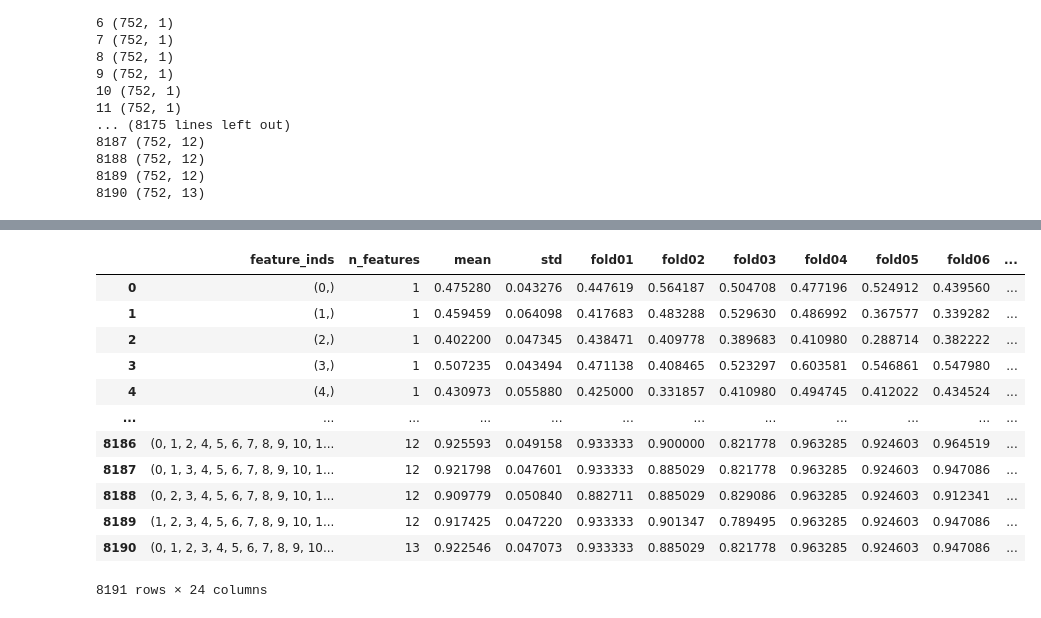
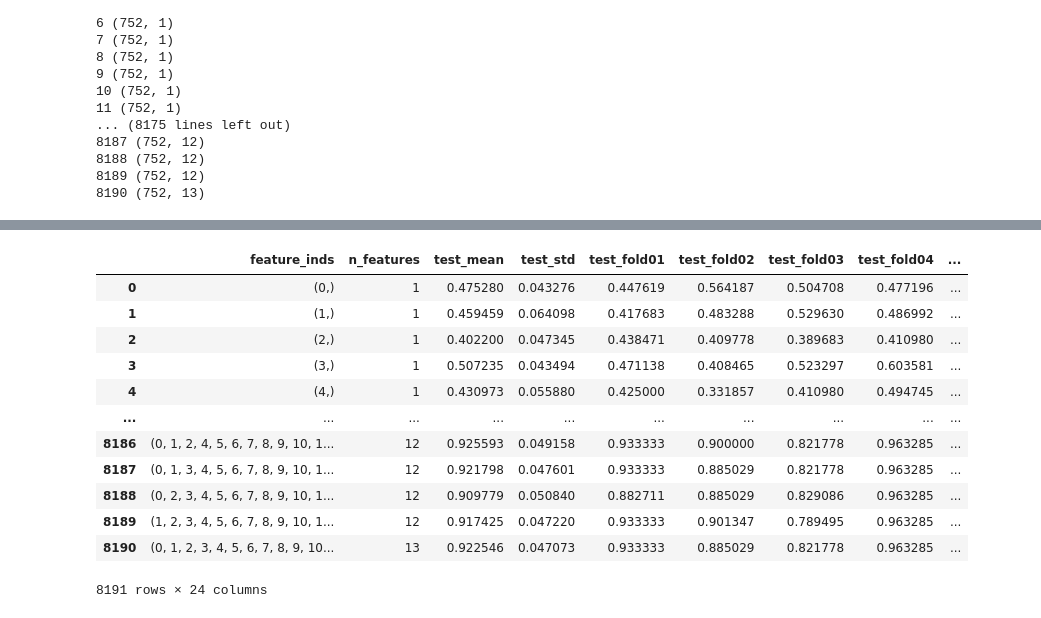
Before and after one commit to armstrong06/UT_event_classifier, a Jupyter notebook: notebooks/exhaustiveSelectionNB.ipynb, the cells around one changed output, grey strips where cells are left out. Cells and saved outputs as stored; diff of their text form; code cells hidden in the pictures.

Commit message:
Add exhaustive search training scores

```diff
--- a/notebooks/exhaustiveSelectionNB.ipynb
+++ b/notebooks/exhaustiveSelectionNB.ipynb
@@ -60,9 +60,10 @@ array([ 6., 12., 18., 24., 30., 36., 42., 48., 54., 60., 66., 72., 78.])
 # %%
 n_feats = X.shape[1]
 n_combs = np.sum([math.comb(n_feats, i) for i in range(1, n_feats+1)])
-results = np.zeros((n_combs, cv_n_repeats*cv_n_splits))
+test_results = np.zeros((n_combs, cv_n_repeats*cv_n_splits))
+train_results = np.zeros((n_combs, cv_n_repeats*cv_n_splits))
 feature_list = []
-print(results.shape)
+print(test_results.shape)
 # %% [output]
 (8191, 20)
 # %%
@@ -77,8 +78,10 @@ for i in np.arange(1, n_feats+1):
                                     scoring=scoring_method,
                                     cv=cv_outer,
                                     return_estimator=False,
-                                    n_jobs=n_jobs)
-        results[ind, :] = cv_scores['test_score']
+                                    n_jobs=n_jobs,
+                                    return_train_score=True)
+        test_results[ind, :] = cv_scores['test_score']
+        train_results[ind, :] = cv_scores['train_score']
         feature_list.append(feat_inds)
         ind += 1
 # %% [output]
@@ -102,28 +134,28 @@ for i in np.arange(1, n_feats+1):
 # %%
-col_names = ["fold" + f"{i + 1:02d}" for i in range(cv_n_repeats*cv_n_splits)]
-df = pd.DataFrame(results, columns=col_names)
-df["feature_inds"] = feature_list
-mean = np.mean(df[col_names], axis=1)
-std = np.std(df[col_names], axis=1)
+col_names = ["test_fold" + f"{i + 1:02d}" for i in range(cv_n_repeats*cv_n_splits)]
+test_df = pd.DataFrame(test_results, columns=col_names)
+test_df["feature_inds"] = feature_list
+mean = np.mean(test_df[col_names], axis=1)
+std = np.std(test_df[col_names], axis=1)
 comb_n_feats = [len(i) for i in feature_list]
-df["mean"] = mean
-df["std"] = std
-df["n_features"] = comb_n_feats
-col_names = ["feature_inds", "n_features", "mean", "std"] + col_names
-df = df[col_names]
-df.to_csv("../output_files/exhaustiveSelectionResultsNB.csv", index=False)
-df
+test_df["test_mean"] = mean
+test_df["test_std"] = std
+test_df["n_features"] = comb_n_feats
+col_names = ["feature_inds", "n_features", "test_mean", "test_std"] + col_names
+test_df = test_df[col_names]
+#df.to_csv("../output_files/exhaustiveSelectionResultsNBTrain.csv", index=False)
+test_df
 # %% [output]
-|  | feature_inds | n_features | mean | std | fold01 | fold02 | fold03 | fold04 | fold05 | fold06 | ... |
-| 0 | (0,) | 1 | 0.475280 | 0.043276 | 0.447619 | 0.564187 | 0.504708 | 0.477196 | 0.524912 | 0.439560 | ... |
-| 1 | (1,) | 1 | 0.459459 | 0.064098 | 0.417683 | 0.483288 | 0.529630 | 0.486992 | 0.367577 | 0.339282 | ... |
-| 2 | (2,) | 1 | 0.402200 | 0.047345 | 0.438471 | 0.409778 | 0.389683 | 0.410980 | 0.288714 | 0.382222 | ... |
-| 3 | (3,) | 1 | 0.507235 | 0.043494 | 0.471138 | 0.408465 | 0.523297 | 0.603581 | 0.546861 | 0.547980 | ... |
-| 4 | (4,) | 1 | 0.430973 | 0.055880 | 0.425000 | 0.331857 | 0.410980 | 0.494745 | 0.412022 | 0.434524 | ... |
-| ... | ... | ... | ... | ... | ... | ... | ... | ... | ... | ... | ... |
-| 8186 | (0, 1, 2, 4, 5, 6, 7, 8, 9, 10, 1... | 12 | 0.925593 | 0.049158 | 0.933333 | 0.900000 | 0.821778 | 0.963285 | 0.924603 | 0.964519 | ... |
-| 8187 | (0, 1, 3, 4, 5, 6, 7, 8, 9, 10, 1... | 12 | 0.921798 | 0.047601 | 0.933333 | 0.885029 | 0.821778 | 0.963285 | 0.924603 | 0.947086 | ... |
-| 8188 | (0, 2, 3, 4, 5, 6, 7, 8, 9, 10, 1... | 12 | 0.909779 | 0.050840 | 0.882711 | 0.885029 | 0.829086 | 0.963285 | 0.924603 | 0.912341 | ... |
-| 8189 | (1, 2, 3, 4, 5, 6, 7, 8, 9, 10, 1... | 12 | 0.917425 | 0.047220 | 0.933333 | 0.901347 | 0.789495 | 0.963285 | 0.924603 | 0.947086 | ... |
-| 8190 | (0, 1, 2, 3, 4, 5, 6, 7, 8, 9, 10... | 13 | 0.922546 | 0.047073 | 0.933333 | 0.885029 | 0.821778 | 0.963285 | 0.924603 | 0.947086 | ... |
+|  | feature_inds | n_features | test_mean | test_std | test_fold01 | test_fold02 | test_fold03 | test_fold04 | ... |
+| 0 | (0,) | 1 | 0.475280 | 0.043276 | 0.447619 | 0.564187 | 0.504708 | 0.477196 | ... |
+| 1 | (1,) | 1 | 0.459459 | 0.064098 | 0.417683 | 0.483288 | 0.529630 | 0.486992 | ... |
+| 2 | (2,) | 1 | 0.402200 | 0.047345 | 0.438471 | 0.409778 | 0.389683 | 0.410980 | ... |
+| 3 | (3,) | 1 | 0.507235 | 0.043494 | 0.471138 | 0.408465 | 0.523297 | 0.603581 | ... |
+| 4 | (4,) | 1 | 0.430973 | 0.055880 | 0.425000 | 0.331857 | 0.410980 | 0.494745 | ... |
+| ... | ... | ... | ... | ... | ... | ... | ... | ... | ... |
+| 8186 | (0, 1, 2, 4, 5, 6, 7, 8, 9, 10, 1... | 12 | 0.925593 | 0.049158 | 0.933333 | 0.900000 | 0.821778 | 0.963285 | ... |
+| 8187 | (0, 1, 3, 4, 5, 6, 7, 8, 9, 10, 1... | 12 | 0.921798 | 0.047601 | 0.933333 | 0.885029 | 0.821778 | 0.963285 | ... |
+| 8188 | (0, 2, 3, 4, 5, 6, 7, 8, 9, 10, 1... | 12 | 0.909779 | 0.050840 | 0.882711 | 0.885029 | 0.829086 | 0.963285 | ... |
+| 8189 | (1, 2, 3, 4, 5, 6, 7, 8, 9, 10, 1... | 12 | 0.917425 | 0.047220 | 0.933333 | 0.901347 | 0.789495 | 0.963285 | ... |
+| 8190 | (0, 1, 2, 3, 4, 5, 6, 7, 8, 9, 10... | 13 | 0.922546 | 0.047073 | 0.933333 | 0.885029 | 0.821778 | 0.963285 | ... |
 8191 rows × 24 columns
```
Also changed, not shown: parts of 7 cells of this notebook, 1 other file.
